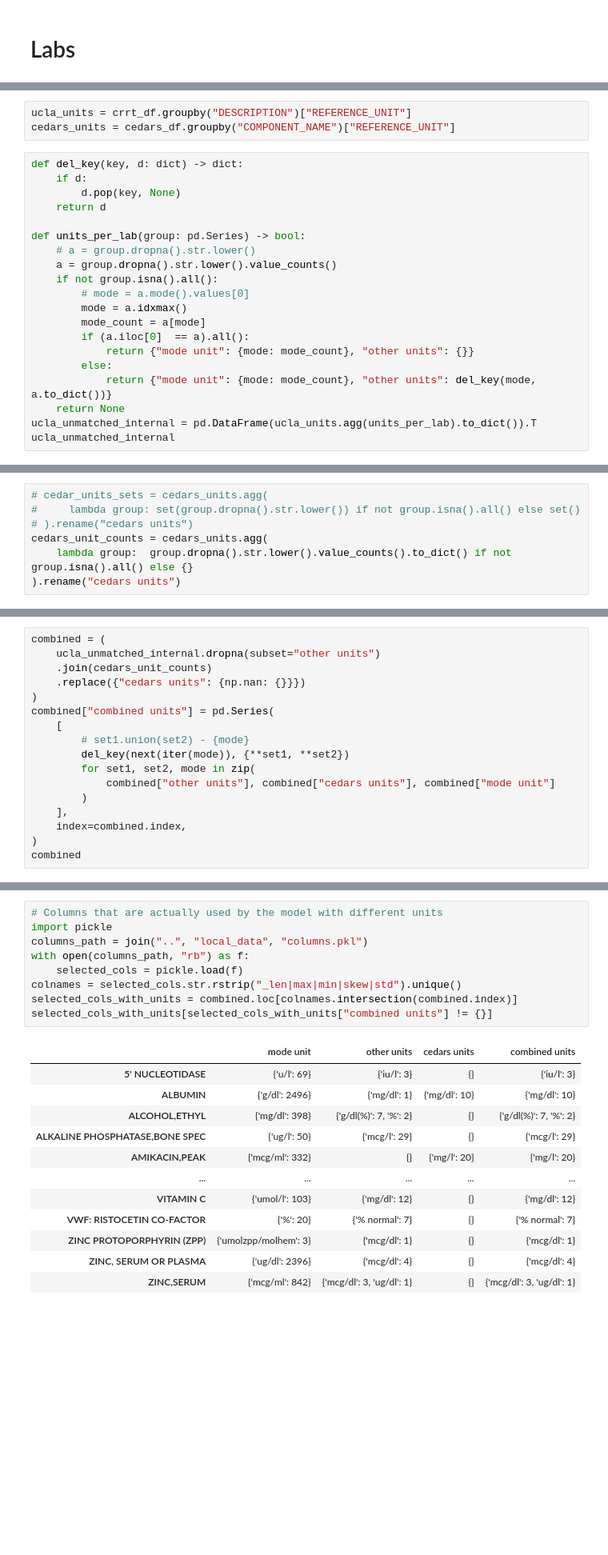
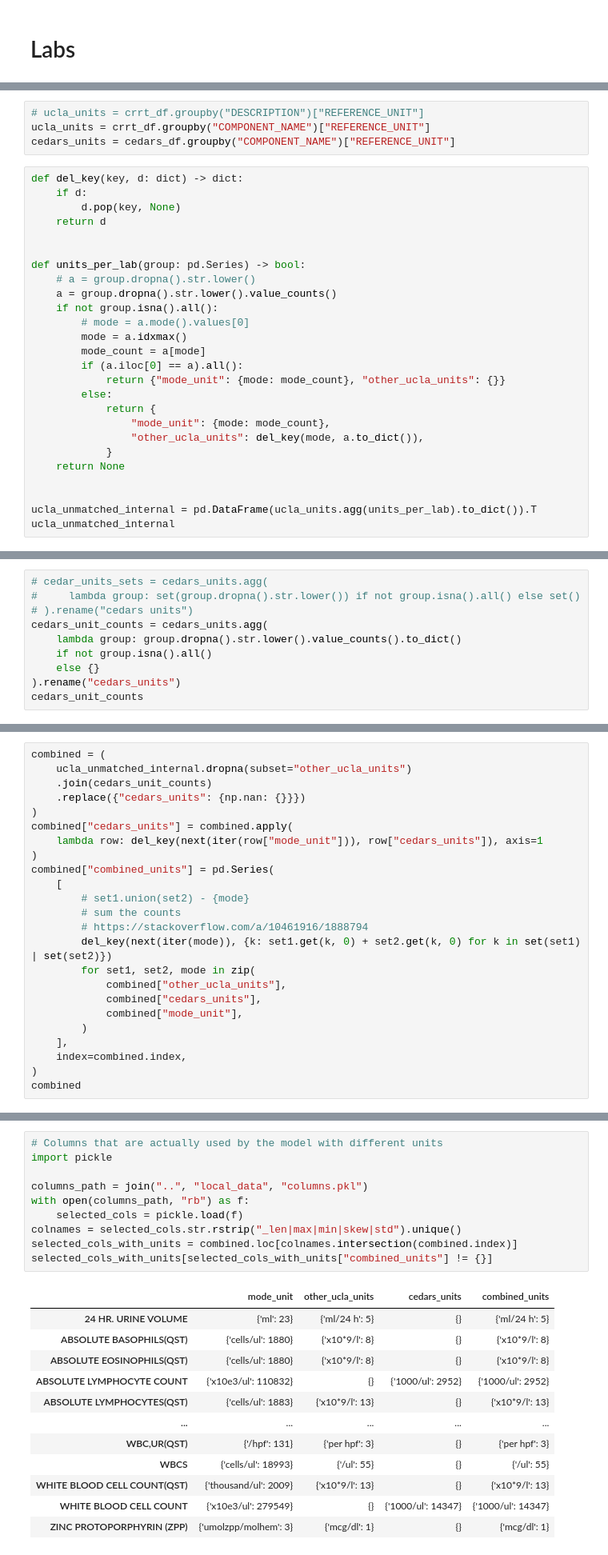
Before and after one commit to uclamii/CRRT, a Jupyter notebook: notebooks/unit_alignment.ipynb, the cells around one changed output, grey strips where cells are left out. Shown: that part at 80% size. Saved outputs shown, nothing was run; the diff lists cells and outputs as text; blank space fills up the shorter version.

```diff
--- a/notebooks/unit_alignment.ipynb
+++ b/notebooks/unit_alignment.ipynb
@@ -66,13 +74,15 @@ cedars_df = map_labs(cedars_df, args.cedars_crrt_data_dir)
 # %% [output]
 mealy | WARNING - Unexpected encoding in Labs.txt. Encoding with cp1252.
 # %%
-ucla_units = crrt_df.groupby("DESCRIPTION")["REFERENCE_UNIT"]
+# ucla_units = crrt_df.groupby("DESCRIPTION")["REFERENCE_UNIT"]
+ucla_units = crrt_df.groupby("COMPONENT_NAME")["REFERENCE_UNIT"]
 cedars_units = cedars_df.groupby("COMPONENT_NAME")["REFERENCE_UNIT"]
 # %%
 def del_key(key, d: dict) -> dict:
     if d:
         d.pop(key, None)
     return d
+
 
 def units_per_lab(group: pd.Series) -> bool:
     # a = group.dropna().str.lower()
@@ -81,11 +91,16 @@ def units_per_lab(group: pd.Series) -> bool:
         # mode = a.mode().values[0]
         mode = a.idxmax()
         mode_count = a[mode]
-        if (a.iloc[0]  == a).all():
-            return {"mode unit": {mode: mode_count}, "other units": {}}
+        if (a.iloc[0] == a).all():
+            return {"mode_unit": {mode: mode_count}, "other_ucla_units": {}}
         else:
-            return {"mode unit": {mode: mode_count}, "other units": del_key(mode, a.to_dict())}
+            return {
+                "mode_unit": {mode: mode_count},
+                "other_ucla_units": del_key(mode, a.to_dict()),
+            }
     return None
+
+
 ucla_unmatched_internal = pd.DataFrame(ucla_units.agg(units_per_lab).to_dict()).T
 ucla_unmatched_internal
 # %% [output]
@@ -107,5 +122,8 @@ ucla_unmatched_internal
 #     lambda group: set(group.dropna().str.lower()) if not group.isna().all() else set()
 # ).rename("cedars units")
 cedars_unit_counts = cedars_units.agg(
-    lambda group:  group.dropna().str.lower().value_counts().to_dict() if not group.isna().all() else {}
-).rename("cedars units")
+    lambda group: group.dropna().str.lower().value_counts().to_dict()
+    if not group.isna().all()
+    else {}
+).rename("cedars_units")
+cedars_unit_counts
@@ -112,15 +144,22 @@ cedars_unit_counts = cedars_units.agg(
 # %%
 combined = (
-    ucla_unmatched_internal.dropna(subset="other units")
+    ucla_unmatched_internal.dropna(subset="other_ucla_units")
     .join(cedars_unit_counts)
-    .replace({"cedars units": {np.nan: {}}})
+    .replace({"cedars_units": {np.nan: {}}})
 )
-combined["combined units"] = pd.Series(
+combined["cedars_units"] = combined.apply(
+    lambda row: del_key(next(iter(row["mode_unit"])), row["cedars_units"]), axis=1
+)
+combined["combined_units"] = pd.Series(
     [
         # set1.union(set2) - {mode}
-        del_key(next(iter(mode)), {**set1, **set2})
+        # sum the counts
+        # https://stackoverflow.com/a/10461916/1888794
+        del_key(next(iter(mode)), {k: set1.get(k, 0) + set2.get(k, 0) for k in set(set1) | set(set2)})
         for set1, set2, mode in zip(
-            combined["other units"], combined["cedars units"], combined["mode unit"]
+            combined["other_ucla_units"],
+            combined["cedars_units"],
+            combined["mode_unit"],
         )
     ],
     index=combined.index,
@@ -143,22 +182,23 @@ combined
 # %%
 # Columns that are actually used by the model with different units
 import pickle
+
 columns_path = join("..", "local_data", "columns.pkl")
 with open(columns_path, "rb") as f:
     selected_cols = pickle.load(f)
 colnames = selected_cols.str.rstrip("_len|max|min|skew|std").unique()
 selected_cols_with_units = combined.loc[colnames.intersection(combined.index)]
-selected_cols_with_units[selected_cols_with_units["combined units"] != {}]
+selected_cols_with_units[selected_cols_with_units["combined_units"] != {}]
 # %% [output]
-|  | mode unit | other units | cedars units | combined units |
-| 5' NUCLEOTIDASE | {'u/l': 69} | {'iu/l': 3} | {} | {'iu/l': 3} |
-| ALBUMIN | {'g/dl': 2496} | {'mg/dl': 1} | {'mg/dl': 10} | {'mg/dl': 10} |
-| ALCOHOL,ETHYL | {'mg/dl': 398} | {'g/dl(%)': 7, '%': 2} | {} | {'g/dl(%)': 7, '%': 2} |
-| ALKALINE PHOSPHATASE,BONE SPEC | {'ug/l': 50} | {'mcg/l': 29} | {} | {'mcg/l': 29} |
-| AMIKACIN,PEAK | {'mcg/ml': 332} | {} | {'mg/l': 20} | {'mg/l': 20} |
+|  | mode_unit | other_ucla_units | cedars_units | combined_units |
+| 24 HR. URINE VOLUME | {'ml': 23} | {'ml/24 h': 5} | {} | {'ml/24 h': 5} |
+| ABSOLUTE BASOPHILS(QST) | {'cells/ul': 1880} | {'x10*9/l': 8} | {} | {'x10*9/l': 8} |
+| ABSOLUTE EOSINOPHILS(QST) | {'cells/ul': 1880} | {'x10*9/l': 8} | {} | {'x10*9/l': 8} |
+| ABSOLUTE LYMPHOCYTE COUNT | {'x10e3/ul': 110832} | {} | {'1000/ul': 2952} | {'1000/ul': 2952} |
+| ABSOLUTE LYMPHOCYTES(QST) | {'cells/ul': 1883} | {'x10*9/l': 13} | {} | {'x10*9/l': 13} |
 | ... | ... | ... | ... | ... |
-| VITAMIN C | {'umol/l': 103} | {'mg/dl': 12} | {} | {'mg/dl': 12} |
-| VWF: RISTOCETIN CO-FACTOR | {'%': 20} | {'% normal': 7} | {} | {'% normal': 7} |
+| WBC,UR(QST) | {'/hpf': 131} | {'per hpf': 3} | {} | {'per hpf': 3} |
+| WBCS | {'cells/ul': 18993} | {'/ul': 55} | {} | {'/ul': 55} |
+| WHITE BLOOD CELL COUNT(QST) | {'thousand/ul': 2009} | {'x10*9/l': 13} | {} | {'x10*9/l': 13} |
+| WHITE BLOOD CELL COUNT | {'x10e3/ul': 279549} | {} | {'1000/ul': 14347} | {'1000/ul': 14347} |
 | ZINC PROTOPORPHYRIN (ZPP) | {'umolzpp/molhem': 3} | {'mcg/dl': 1} | {} | {'mcg/dl': 1} |
-| ZINC, SERUM OR PLASMA | {'ug/dl': 2396} | {'mcg/dl': 4} | {} | {'mcg/dl': 4} |
-| ZINC,SERUM | {'mcg/ml': 842} | {'mcg/dl': 3, 'ug/dl': 1} | {} | {'mcg/dl': 3, 'ug/dl': 1} |
```
Also changed, not shown: parts of 20 cells of this notebook.
